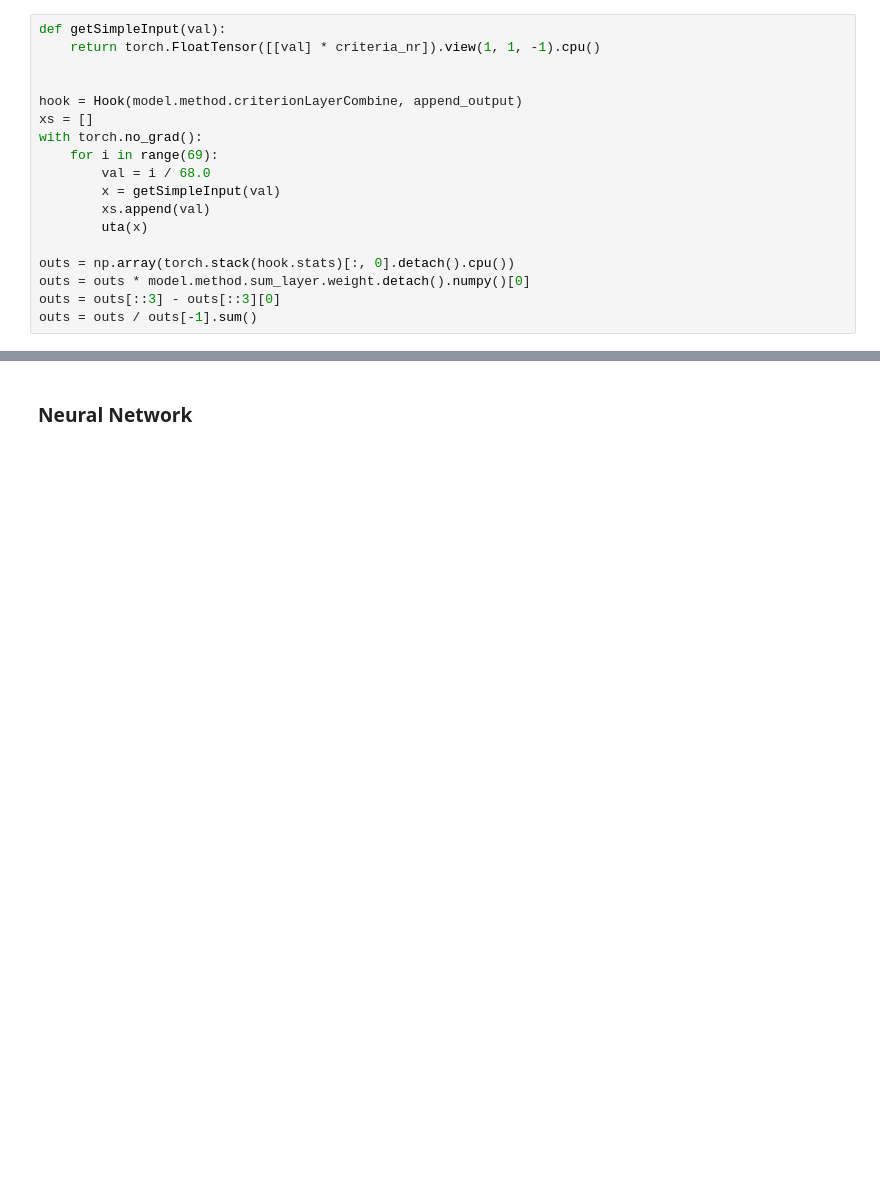
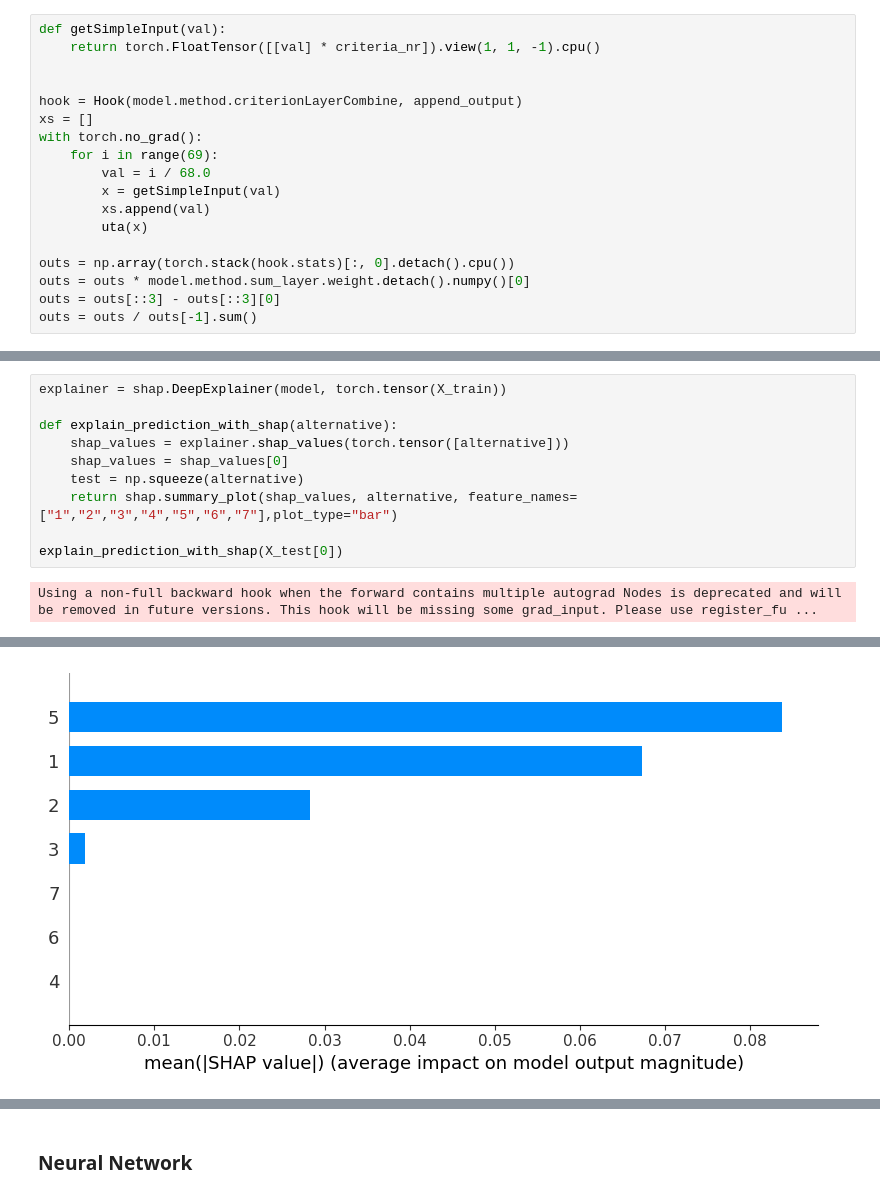
Before and after one commit to krystianMoras/decision_analysis_projects, a Jupyter notebook: project3/models.ipynb, the cells around one changed output, grey strips where cells are left out. Cells and saved outputs as stored; diff of their text form; blank space fills up the shorter version.

Commit message:
neural model

```diff
--- a/project3/models.ipynb
+++ b/project3/models.ipynb
@@ -270,0 +316,12 @@ NameError: name 'stop' is not defined
+# %%
+explainer = shap.DeepExplainer(model, torch.tensor(X_train))
+
+def explain_prediction_with_shap(alternative):
+    shap_values = explainer.shap_values(torch.tensor([alternative]))
+    shap_values = shap_values[0]
+    test = np.squeeze(alternative)
+    return shap.summary_plot(shap_values, alternative, feature_names=["1","2","3","4","5","6","7"],plot_type="bar")
+
+explain_prediction_with_shap(X_test[0])
+# %% [output]
+Using a non-full backward hook when the forward contains multiple autograd Nodes is deprecated and will be removed in future versions. This hook will be missing some grad_input. Please use register_fu ...
@@ -270,0 +333 @@ NameError: name 'stop' is not defined
+[figure, added]
```
Also changed, not shown: parts of 34 cells of this notebook, 1 other file.
